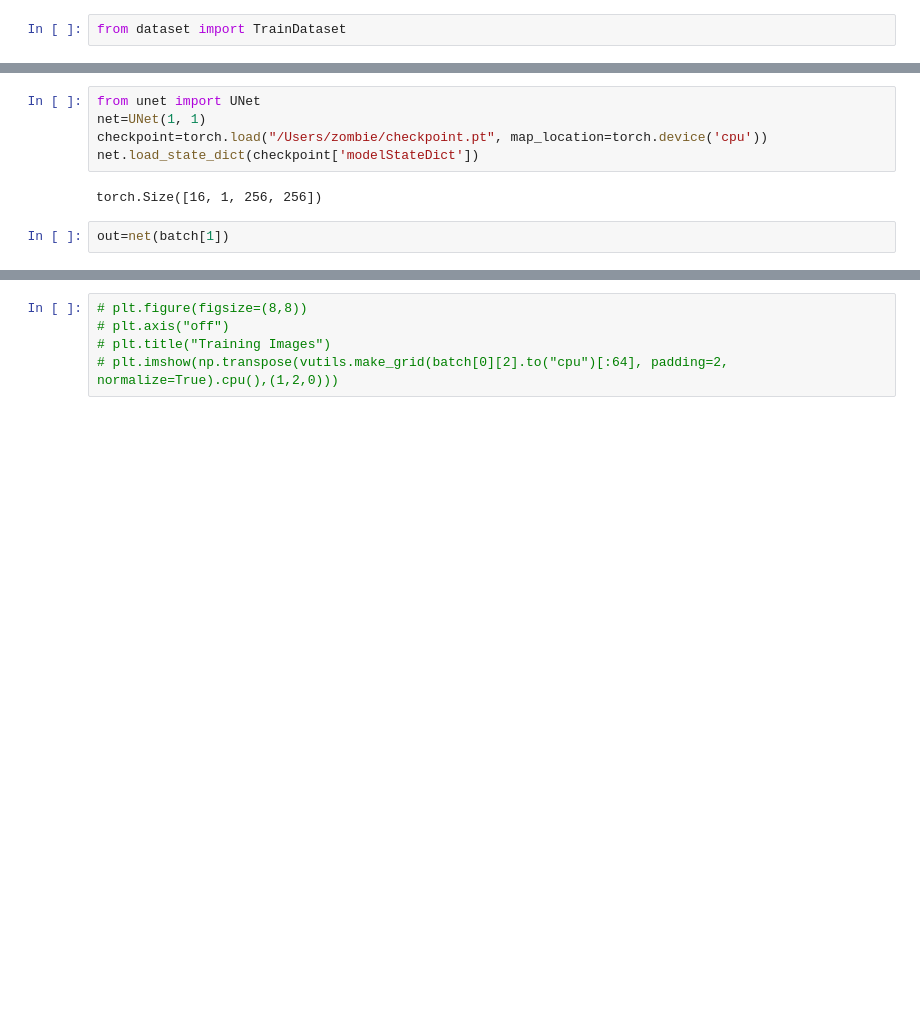
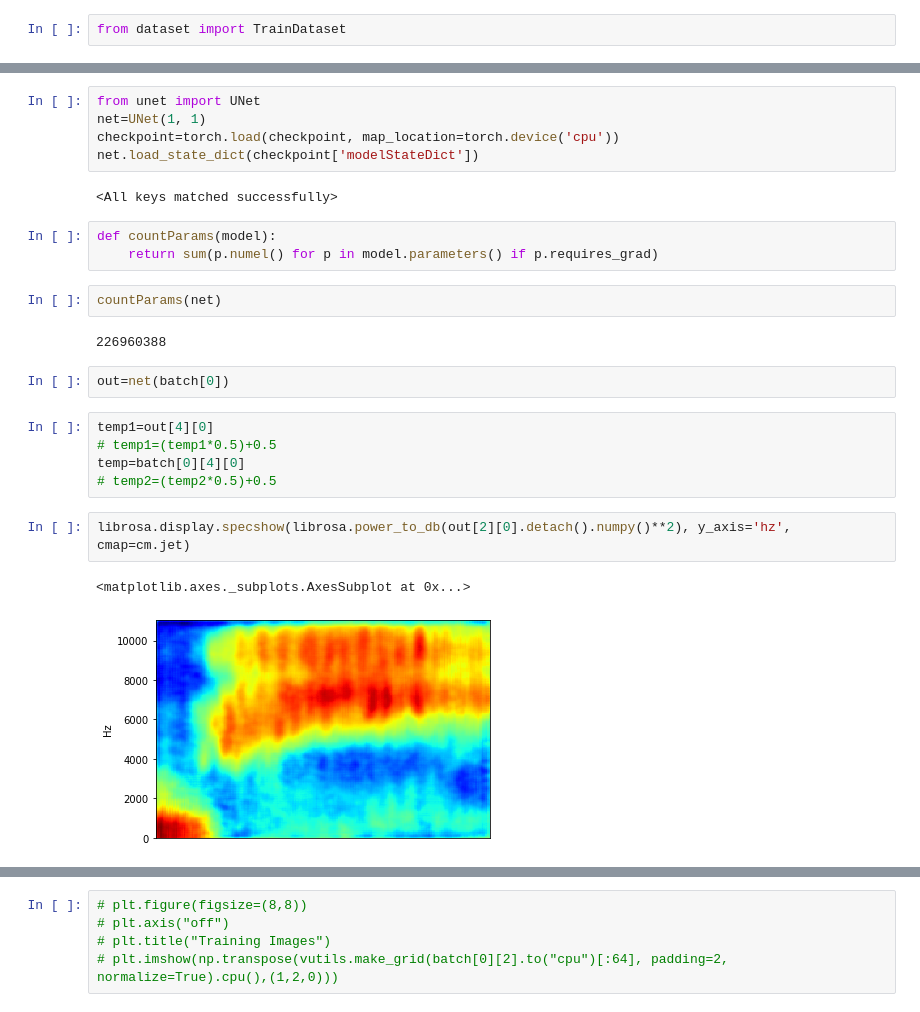
Before and after one commit to iabd/Dereverbify, a Jupyter notebook: Playground.ipynb, the cells around one changed output, grey strips where cells are left out. Drawn from its saved outputs; the diff is of its cells as text; blank space fills up the shorter version.

```diff
--- a/Playground.ipynb
+++ b/Playground.ipynb
@@ -38,9 +42,26 @@ yes 1
 # %%
 from unet import UNet
 net=UNet(1, 1)
-checkpoint=torch.load("/Users/zombie/checkpoint.pt", map_location=torch.device('cpu'))
+checkpoint=torch.load(checkpoint, map_location=torch.device('cpu'))
 net.load_state_dict(checkpoint['modelStateDict'])
 # %% [output]
-torch.Size([16, 1, 256, 256])
+<All keys matched successfully>
+# %%
+def countParams(model):
+    return sum(p.numel() for p in model.parameters() if p.requires_grad)
+# %%
+countParams(net)
+# %% [output]
+226960388
 # %%
-out=net(batch[1])
+out=net(batch[0])
+# %%
+temp1=out[4][0]
+# temp1=(temp1*0.5)+0.5
+temp=batch[0][4][0]
+# temp2=(temp2*0.5)+0.5
+# %%
+librosa.display.specshow(librosa.power_to_db(out[2][0].detach().numpy()**2), y_axis='hz', cmap=cm.jet)
+# %% [output]
+<matplotlib.axes._subplots.AxesSubplot at 0x...>
+[figure, added]
```
Also changed, not shown: parts of 12 cells of this notebook, 3 other files.
